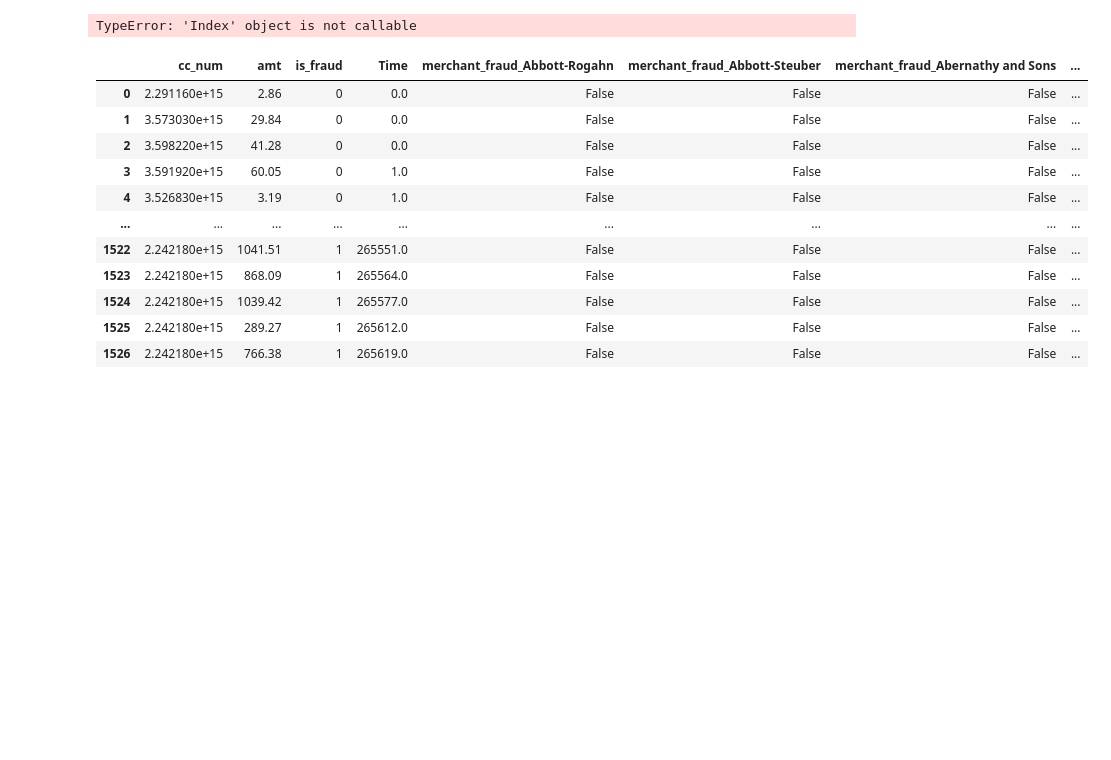
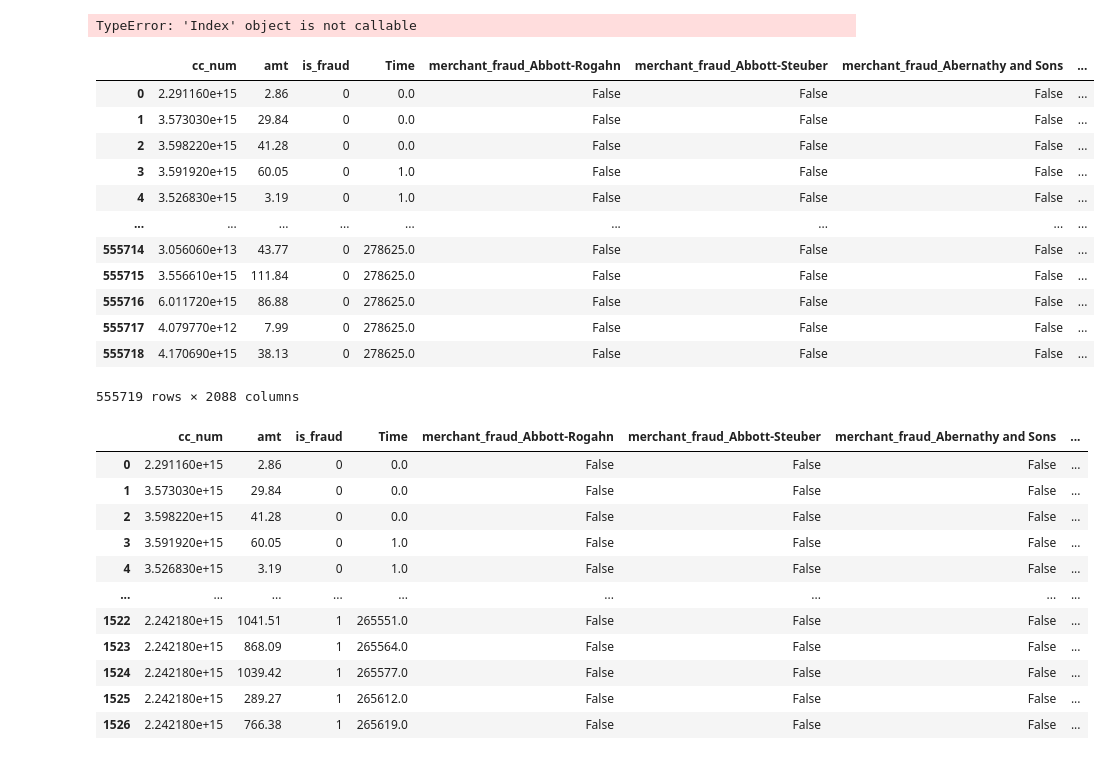
Before and after one commit to byshadowoz/CCFDM, a Jupyter notebook: nose.ipynb, the cells around one changed output. Drawn from its saved outputs; the diff is of its cells as text; code cells hidden in the pictures; blank space fills up the shorter version.

```diff
--- a/nose.ipynb
+++ b/nose.ipynb
@@ -43,17 +37,22 @@ Data columns (total 22 columns):
 dtypes: float64(6), int64(4), object(12)
 memory usage: 97.5+ MB
 # %%
-def processingDT(df, columns):
+coluseless = ['first','last','gender','street','lat','long','zip','city_pop','dob','trans_num','unix_time','trans_date_trans_time','merch_lat','merch_long']
+
+def processingDT(df):
   #creating new column with the time btween the time in the column and the first column (first column = 0)
   if 'trans_date_trans_time' in df.columns:
-    df.trans_date_trans_time = pd.to_datetime(data['trans_date_trans_time'])
+    df.trans_date_trans_time = pd.to_datetime(df['trans_date_trans_time'])
     df['Time'] = (df['trans_date_trans_time'] - df['trans_date_trans_time'].iloc[0]).dt.total_seconds()
     df['Time'].fillna(0, inplace=True)
     df['Time'] = df['Time'] / 60
 
-  #drop unuseful data for the ML model
-  df = df.drop(columns=['first','last','gender','street','lat','long','zip','city_pop'
-                   ,'dob','trans_num','unix_time','trans_date_trans_time','merch_lat','merch_long'])
+    #drop unuseful data for the ML model
+    coluseless = ['first','last','gender','street','lat','long','zip','city_pop','dob','trans_num','unix_time','trans_date_trans_time','merch_lat','merch_long']
+    for col in coluseless:
+        if col in df.columns:
+          df.drop(col,axis=1, inplace=True)
+
 
   #Processing string data to boolean data
   def dummies(df,columns):
@@ -69,8 +68,3 @@ def processingDT(df, columns):
   df = dummies(df,[ 'merchant', 'category','city', 'state', 'job',])
 
   return df
-# %%
-data = processingDT(data,['trans_date_trans_time', 'cc_num', 'merchant', 'category', 'amt',
-       'first', 'last', 'gender', 'street', 'city', 'state', 'zip', 'lat',
-       'long', 'city_pop', 'job', 'dob', 'trans_num', 'unix_time', 'merch_lat',
-       'merch_long', 'is_fraud'])
@@ -83,0 +71,2 @@ For example, when doing 'df[col].method(value, inplace=True)', try using 'df.met
+# %%
+data = processingDT(data)
@@ -84,6 +80,22 @@ For example, when doing 'df[col].method(value, inplace=True)', try using 'df.met
 # %%
 # %% [output]
 TypeError: 'Index' object is not callable
+# %%
+data
+# %% [output]
+|  | cc_num | amt | is_fraud | Time | merchant_fraud_Abbott-Rogahn | merchant_fraud_Abbott-Steuber | merchant_fraud_Abernathy and Sons | ... |
+| 0 | 2.291160e+15 | 2.86 | 0 | 0.0 | False | False | False | ... |
+| 1 | 3.573030e+15 | 29.84 | 0 | 0.0 | False | False | False | ... |
+| 2 | 3.598220e+15 | 41.28 | 0 | 0.0 | False | False | False | ... |
+| 3 | 3.591920e+15 | 60.05 | 0 | 1.0 | False | False | False | ... |
+| 4 | 3.526830e+15 | 3.19 | 0 | 1.0 | False | False | False | ... |
+| ... | ... | ... | ... | ... | ... | ... | ... | ... |
+| 555714 | 3.056060e+13 | 43.77 | 0 | 278625.0 | False | False | False | ... |
+| 555715 | 3.556610e+15 | 111.84 | 0 | 278625.0 | False | False | False | ... |
+| 555716 | 6.011720e+15 | 86.88 | 0 | 278625.0 | False | False | False | ... |
+| 555717 | 4.079770e+12 | 7.99 | 0 | 278625.0 | False | False | False | ... |
+| 555718 | 4.170690e+15 | 38.13 | 0 | 278625.0 | False | False | False | ... |
+555719 rows × 2088 columns
 # %%
 x_cols =list(data.columns)
 x_cols.remove('is_fraud')
```
Also changed, not shown: parts of 5 cells of this notebook, 1 other file.
